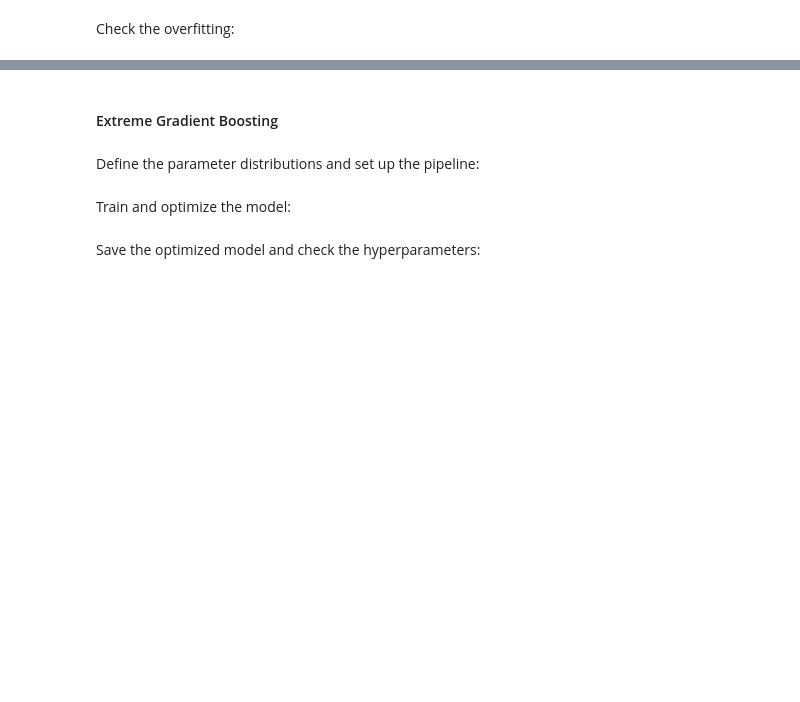
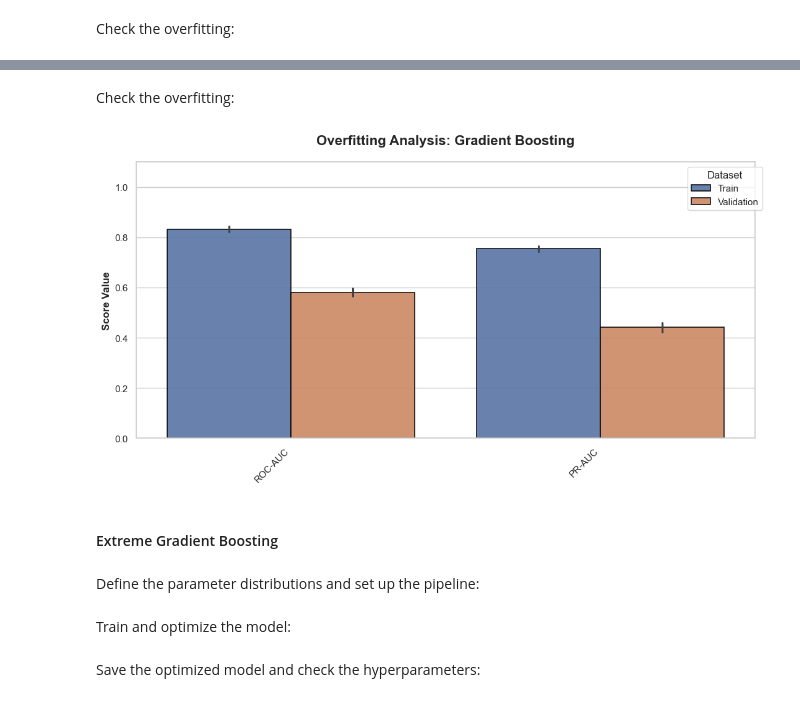
Before and after one commit to MiguelGomGar/TFM, a Jupyter notebook: notebooks/clinical_models_testing.ipynb, the cells around one changed output, grey strips where cells are left out. Cells and saved outputs as stored; diff of their text form; code cells hidden in the pictures; blank space fills up the shorter version.

```diff
--- a/notebooks/clinical_models_testing.ipynb
+++ b/notebooks/clinical_models_testing.ipynb
@@ -352,3 +603,12 @@ plot_overfitting_bars(df_cv_results=cv_results_ET,
+# %% [markdown]
+Check the overfitting:
+# %%
+plot_overfitting_bars(df_cv_results=cv_results_GB,
+                    title="Gradient Boosting",
+                    output_dir=results_path,
+                    identifier="GB")
+# %% [output]
+[figure, added]
 # %% [markdown]
 #### Extreme Gradient Boosting
 # %% [markdown]
```
Also changed, not shown: parts of 52 cells of this notebook, 33 other files.
